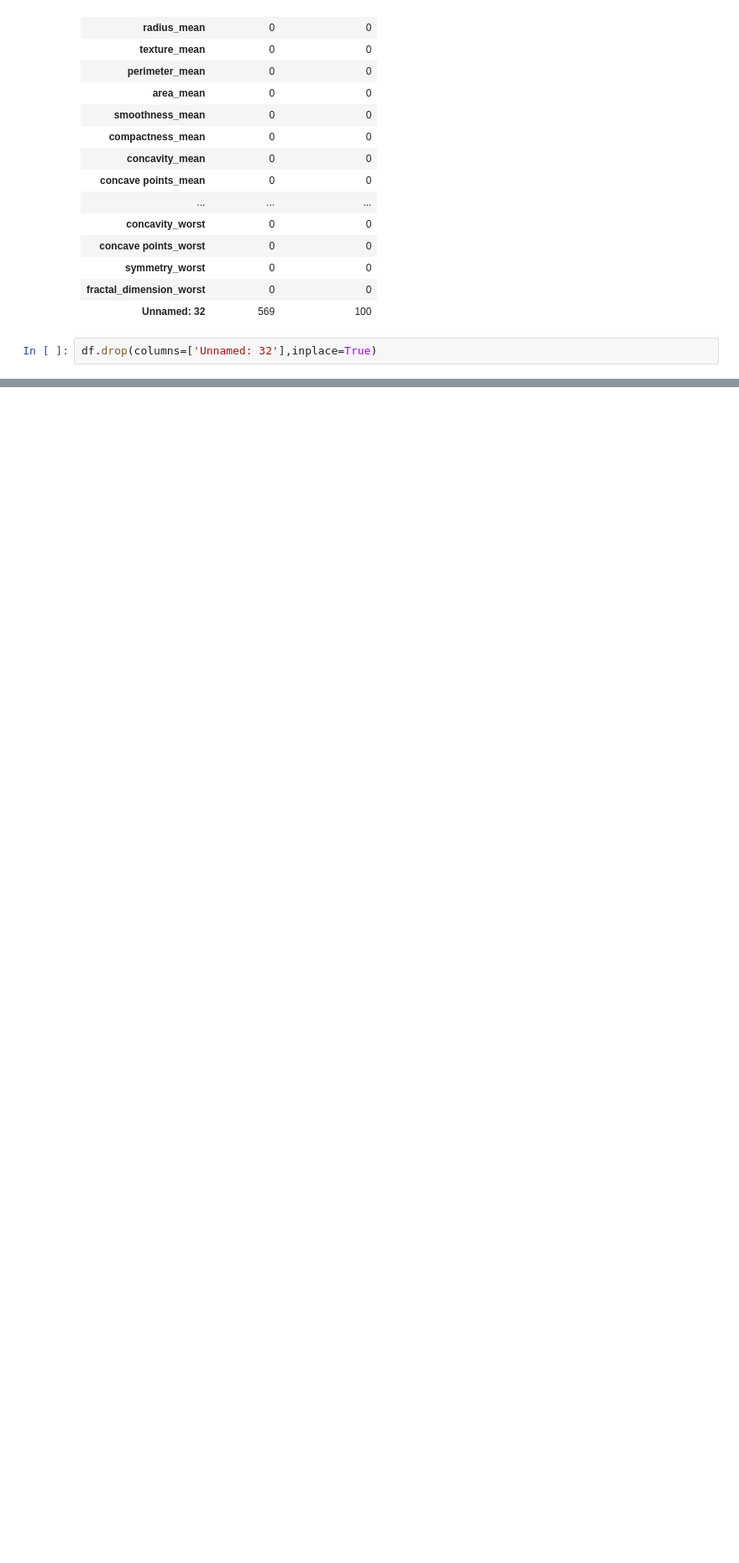
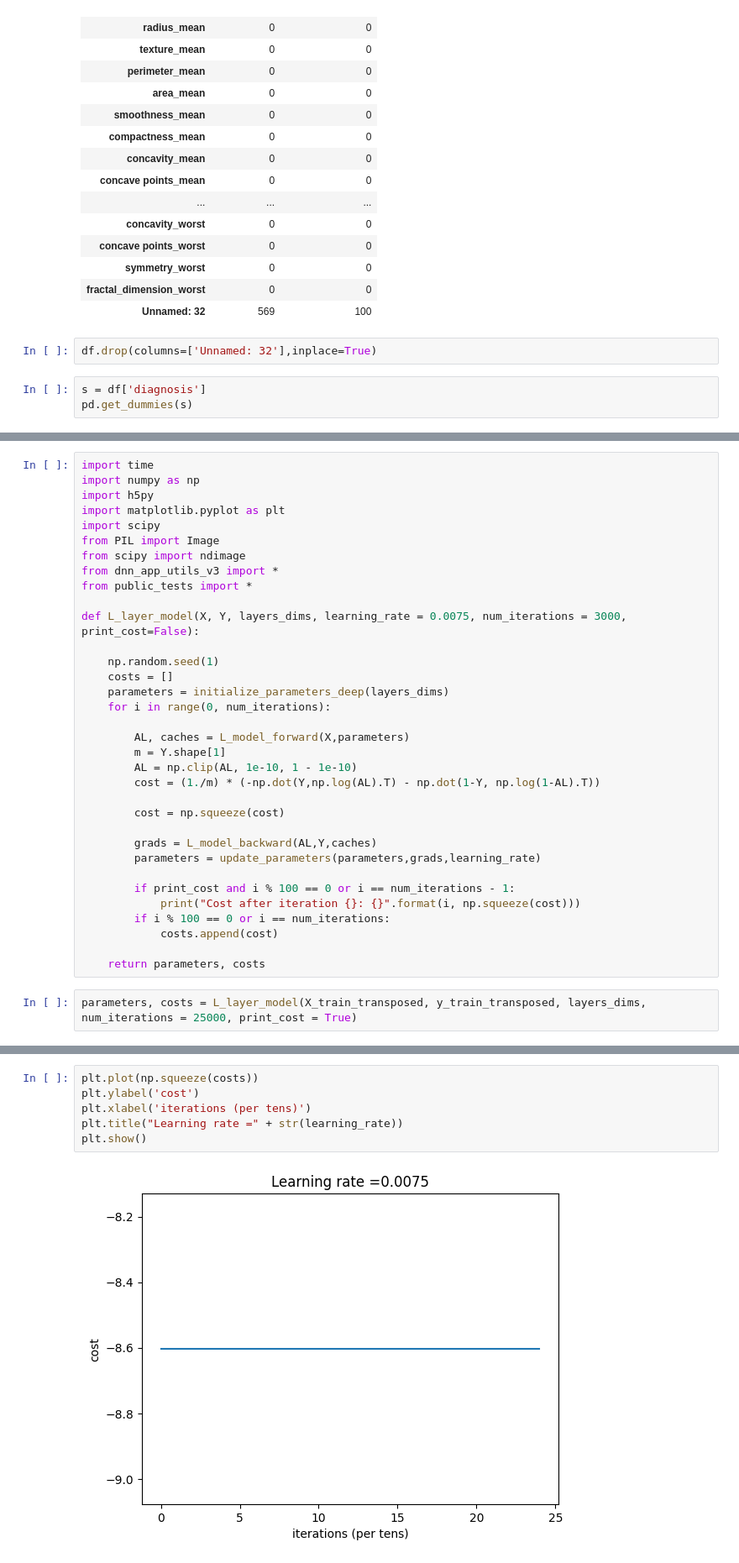
Before and after one commit to ahmadalfrehan/basic-deep-learning-implementation, a Jupyter notebook: W4A2/garbage.ipynb, the cells around one changed output, grey strips where cells are left out. Shown at 84% size. Drawn from its saved outputs; the diff is of its cells as text; blank space fills up the shorter version.

```diff
--- a/W4A2/garbage.ipynb
+++ b/W4A2/garbage.ipynb
@@ -44,3 +44,6 @@ info_df
 | Unnamed: 32 | 569 | 100 |
 # %%
 df.drop(columns=['Unnamed: 32'],inplace=True)
+# %%
+s = df['diagnosis']
+pd.get_dummies(s)
@@ -53,0 +124,36 @@ Name: count, dtype: int64
+# %%
+import time
+import numpy as np
+import h5py
+import matplotlib.pyplot as plt
+import scipy
+from PIL import Image
+from scipy import ndimage
+from dnn_app_utils_v3 import *
+from public_tests import *
+
+def L_layer_model(X, Y, layers_dims, learning_rate = 0.0075, num_iterations = 3000, print_cost=False):
+
+    np.random.seed(1)
+    costs = []
+    parameters = initialize_parameters_deep(layers_dims)
+    for i in range(0, num_iterations):
+
+        AL, caches = L_model_forward(X,parameters)
+        m = Y.shape[1]
+        AL = np.clip(AL, 1e-10, 1 - 1e-10)
+        cost = (1./m) * (-np.dot(Y,np.log(AL).T) - np.dot(1-Y, np.log(1-AL).T))
+
+        cost = np.squeeze(cost)
+
+        grads = L_model_backward(AL,Y,caches)
+        parameters = update_parameters(parameters,grads,learning_rate)
+
+        if print_cost and i % 100 == 0 or i == num_iterations - 1:
+            print("Cost after iteration {}: {}".format(i, np.squeeze(cost)))
+        if i % 100 == 0 or i == num_iterations:
+            costs.append(cost)
+
+    return parameters, costs
+# %%
+parameters, costs = L_layer_model(X_train_transposed, y_train_transposed, layers_dims, num_iterations = 25000, print_cost = True)
@@ -53,0 +178,8 @@ Name: count, dtype: int64
+# %%
+plt.plot(np.squeeze(costs))
+plt.ylabel('cost')
+plt.xlabel('iterations (per tens)')
+plt.title("Learning rate =" + str(learning_rate))
+plt.show()
+# %% [output]
+[figure, added]
```
Also changed, not shown: parts of 9 cells of this notebook.
